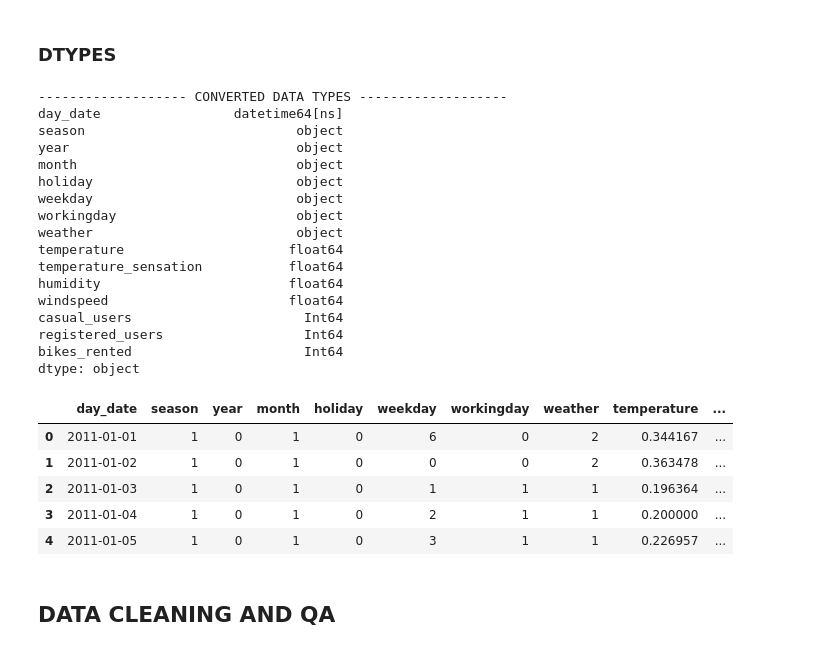
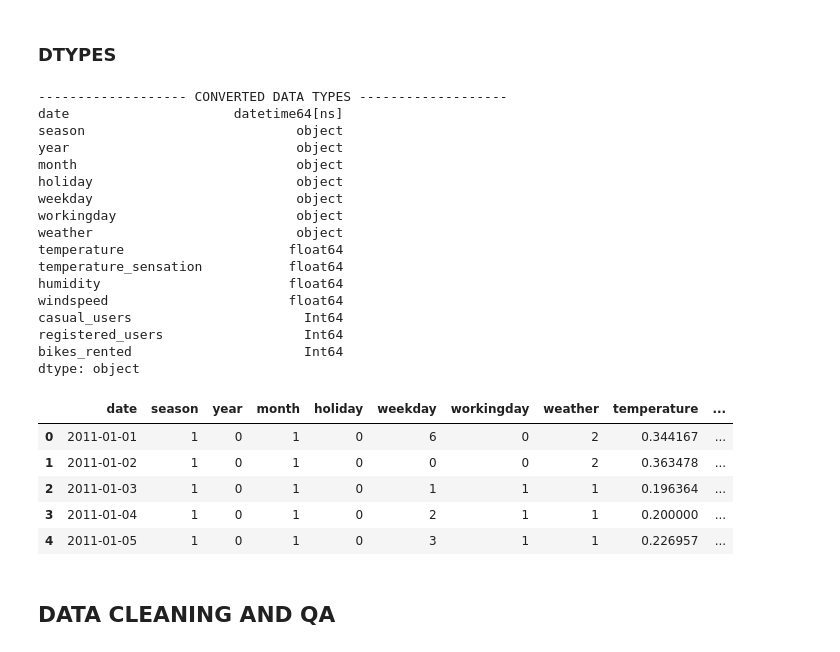
Before and after one commit to EAlmazanG/forecast-incremental-workflow, a Jupyter notebook: notebooks/forecast_day.ipynb, the cells around one changed output. Drawn from its saved outputs; the diff is of its cells as text; code cells hidden in the pictures.

```diff
--- a/notebooks/forecast_day.ipynb
+++ b/notebooks/forecast_day.ipynb
@@ -63,7 +63,7 @@ int64_columns = ['casual', 'registered', 'cnt']
 df = utils.format_columns(df, datetime_columns, int64_columns, float64_columns, str_columns)
 # Rename columns
 df.rename(columns={
-    'dteday':'day_date',
+    'dteday':'date',
     'yr':'year',
     'mnth':'month',
     'weathersit':'weather',
@@ -71,35 +71,35 @@ df.rename(columns={
     'atemp':'temperature_sensation',
     'hum':'humidity',
     'casual':'casual_users',
     'registered':'registered_users',
     'cnt':'bikes_rented'
 }, inplace=True)
 # Drop not used columns
 df.drop(columns=['instant'], inplace=True)
 
 # Check dtypes
 print_title('CONVERTED DATA TYPES')
 print(df.dtypes)
 display(df.head(5))
 # %% [output]
 ------------------- CONVERTED DATA TYPES -------------------
-day_date                 datetime64[ns]
+date                     datetime64[ns]
 season                           object
 year                             object
 month                            object
 holiday                          object
 weekday                          object
 workingday                       object
 weather                          object
 temperature                     float64
 temperature_sensation           float64
 humidity                        float64
 windspeed                       float64
 casual_users                      Int64
 registered_users                  Int64
 bikes_rented                      Int64
 dtype: object
-|  | day_date | season | year | month | holiday | weekday | workingday | weather | temperature | ... |
+|  | date | season | year | month | holiday | weekday | workingday | weather | temperature | ... |
 | 0 | 2011-01-01 | 1 | 0 | 1 | 0 | 6 | 0 | 2 | 0.344167 | ... |
 | 1 | 2011-01-02 | 1 | 0 | 1 | 0 | 0 | 0 | 2 | 0.363478 | ... |
 | 2 | 2011-01-03 | 1 | 0 | 1 | 0 | 1 | 1 | 1 | 0.196364 | ... |
```
Also changed, not shown: parts of 7 cells of this notebook.
